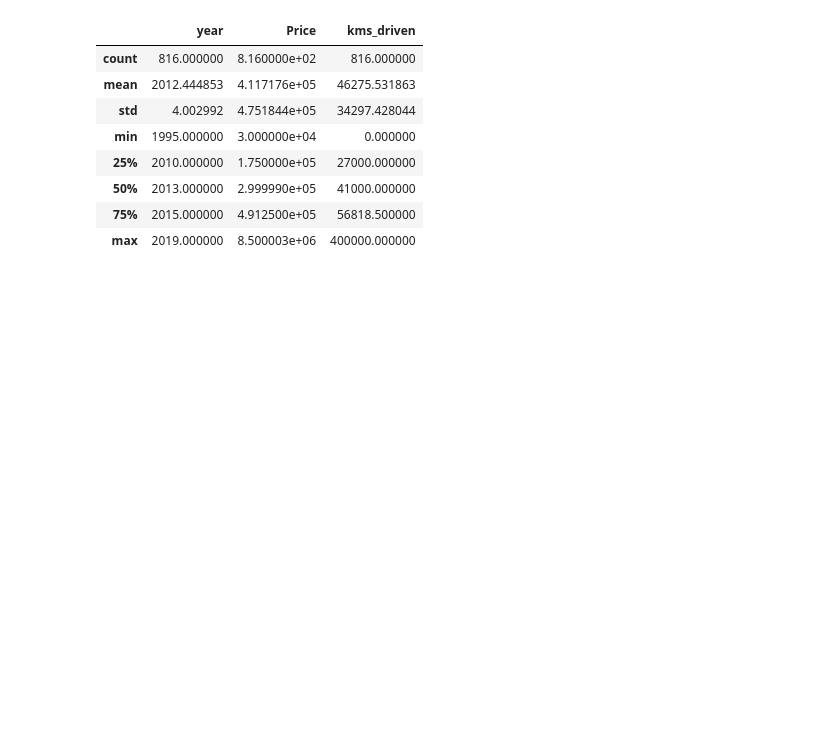
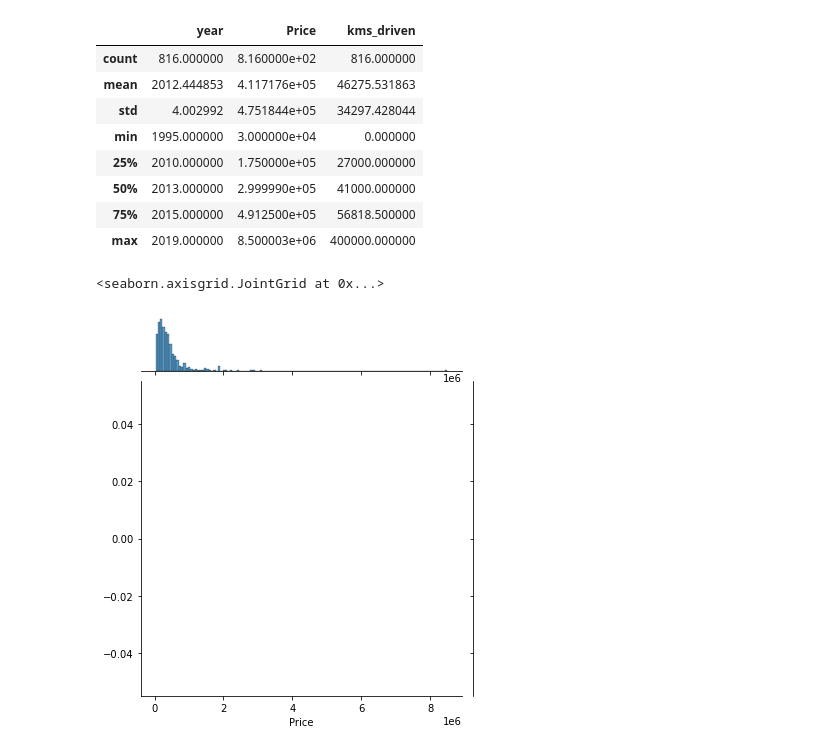
Before and after one commit to RAJ6MAURYA/Car-prediction--linear-Model, a Jupyter notebook: car prediction.ipynb, the cells around one changed output. Cells and saved outputs as stored; diff of their text form; code cells hidden in the pictures; blank space fills up the shorter version.

```diff
--- a/car prediction.ipynb
+++ b/car prediction.ipynb
@@ -161,3 +150,8 @@ df.describe()
 | 50% | 2013.000000 | 2.999990e+05 | 41000.000000 |
 | 75% | 2015.000000 | 4.912500e+05 | 56818.500000 |
 | max | 2019.000000 | 8.500003e+06 | 400000.000000 |
+# %%
+sns.jointplot(data=df,x=df['Price'])
+# %% [output]
+<seaborn.axisgrid.JointGrid at 0x...>
+[figure, added]
```
Also changed, not shown: parts of 21 cells of this notebook, 8 other files.
